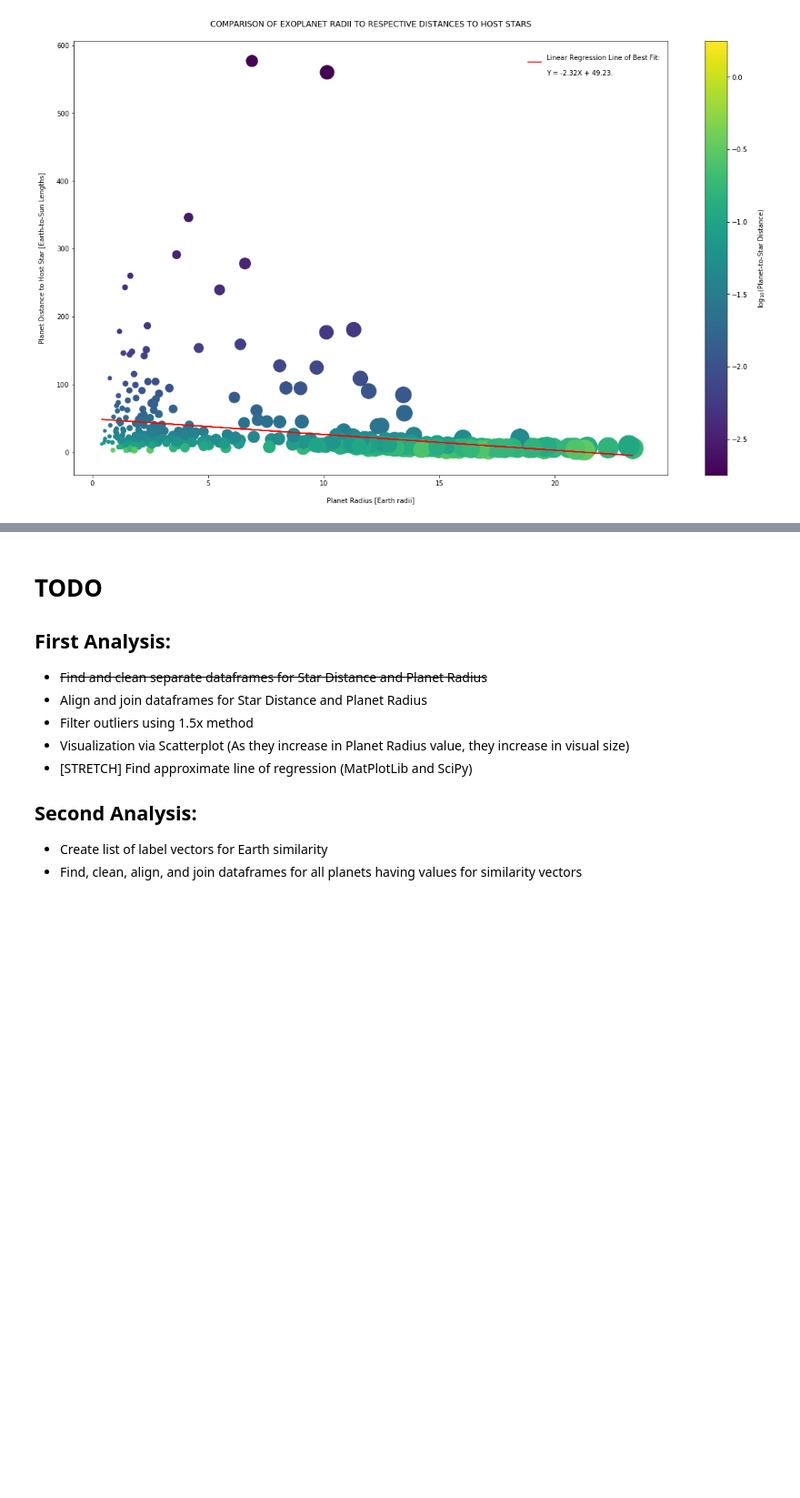
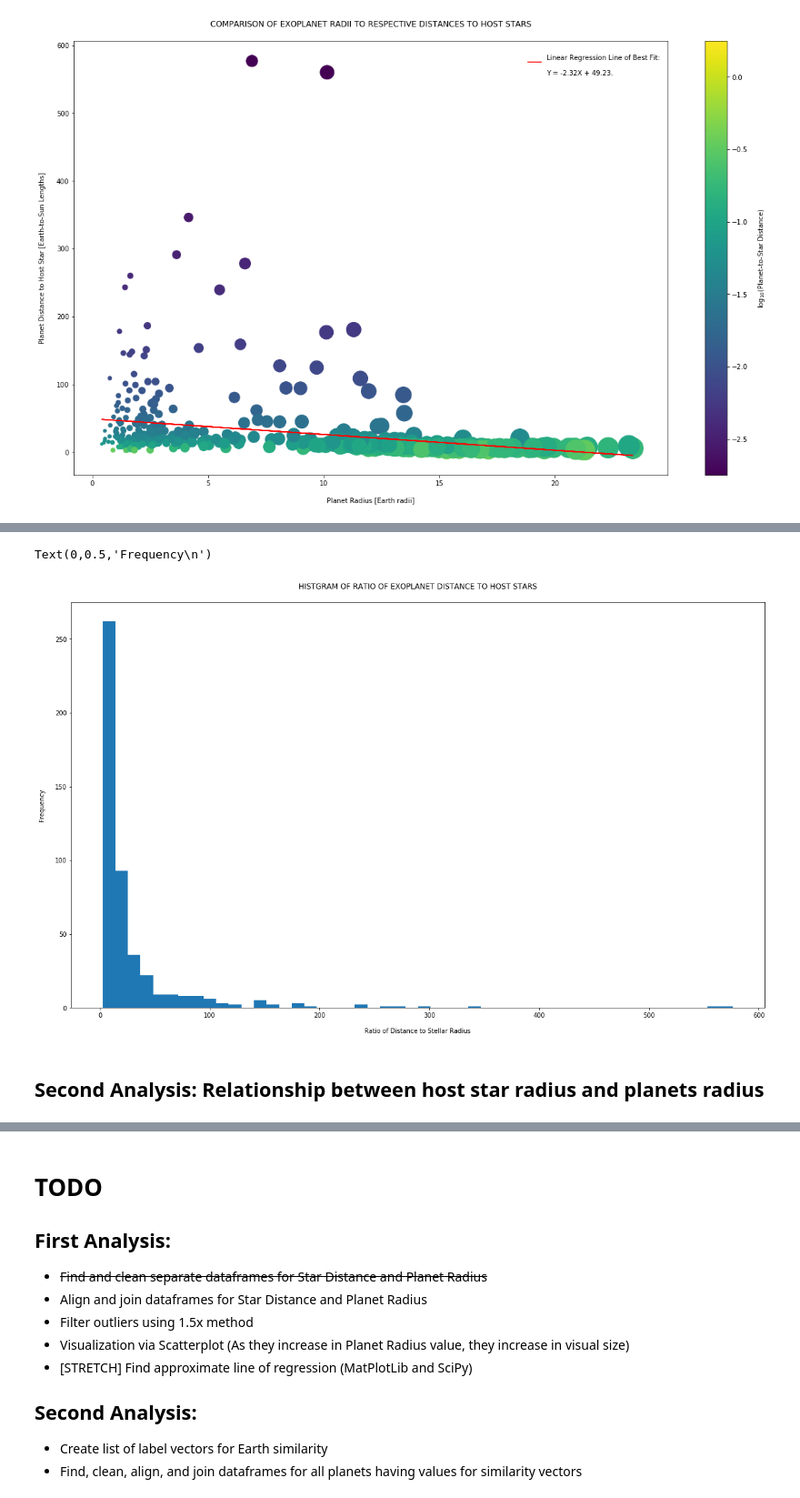
Before and after one commit to djprofessorkash/misc-data-projects, a Jupyter notebook: misc_projects/misc_playgrounds/planets_data_analysis.ipynb, the cells around one changed output, grey strips where cells are left out. Shown: that part at 91% size. Cells and saved outputs as stored; diff of their text form; code cells hidden in the pictures; blank space fills up the shorter version.

```diff
--- a/misc_projects/misc_playgrounds/planets_data_analysis.ipynb
+++ b/misc_projects/misc_playgrounds/planets_data_analysis.ipynb
@@ -95,0 +114,10 @@ plt.rcParams['figure.figsize'] = fig_size
+# %%
+plt.hist(Y, 50)
+plt.title('HISTGRAM OF RATIO OF EXOPLANET DISTANCE TO HOST STARS\n')
+plt.xlabel('\nRatio of Distance to Stellar Radius')
+plt.ylabel('Frequency\n')
+# %% [output]
+Text(0,0.5,'Frequency\n')
+[figure, added]
+# %% [markdown]
+## Second Analysis: Relationship between host star radius and planets radius
```
Also changed, not shown: parts of 10 cells of this notebook.
